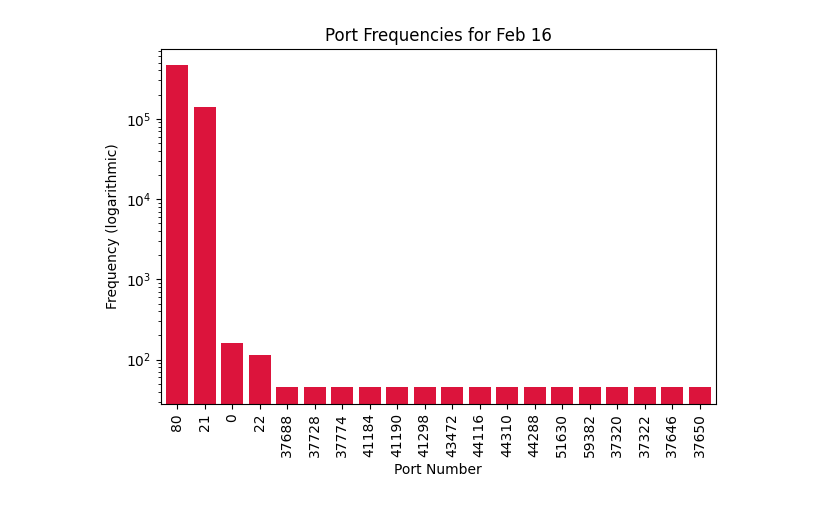
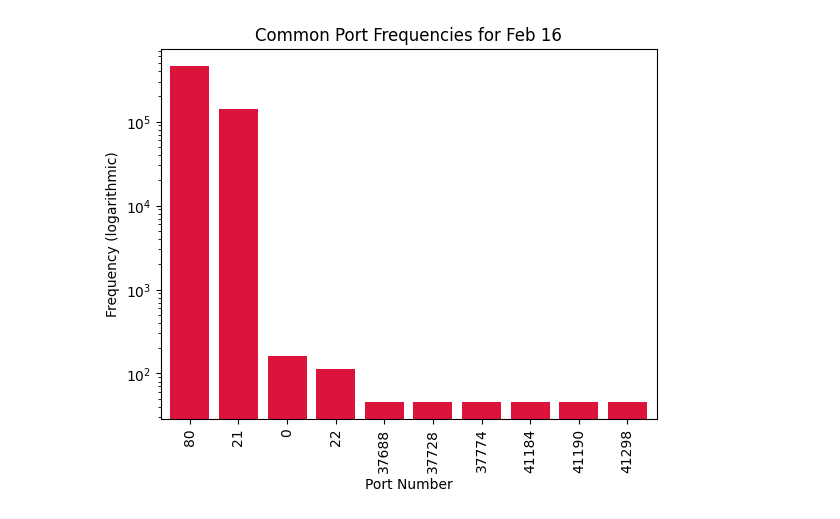
Before and after one commit to temidosu/IDS-Analysis-Report, a Jupyter notebook: HW2-Report.ipynb, the cells around one changed output. Cells and saved outputs as stored; diff of their text form; code cells hidden in the pictures.

```diff
--- a/HW2-Report.ipynb
+++ b/HW2-Report.ipynb
@@ -11,20 +11,16 @@ feb16 = pd.read_csv("data/02-16-2018.csv", low_memory = False)
 # %%
-# ts = pd.Series(feb16)
-# ts.cumsum()
-# ts.plot
 tf = Counter(feb16["Dst Port"])
-y = [count for tag, count in tf.most_common(20)]
-x = [tag for tag, count in tf.most_common(20)]
+y = [count for tag, count in tf.most_common(10)]
+x = [tag for tag, count in tf.most_common(10)]
 
-
+plt.figure(0)
 plt.bar(x, y, color='crimson')
-plt.title("Port Frequencies for Feb 16")
+plt.title("Common Port Frequencies for Feb 16")
 plt.ylabel("Frequency (logarithmic)")
 plt.xlabel("Port Number")
 plt.xticks(rotation=90)
 plt.yscale('log')
 plt.xlim(-0.6, len(x)-0.4)
-plt.tight_layout()
 plt.show()
 # %% [output]
-[figure, old version]
+[figure, new version]
```
Also changed, not shown: parts of 4 cells of this notebook.
